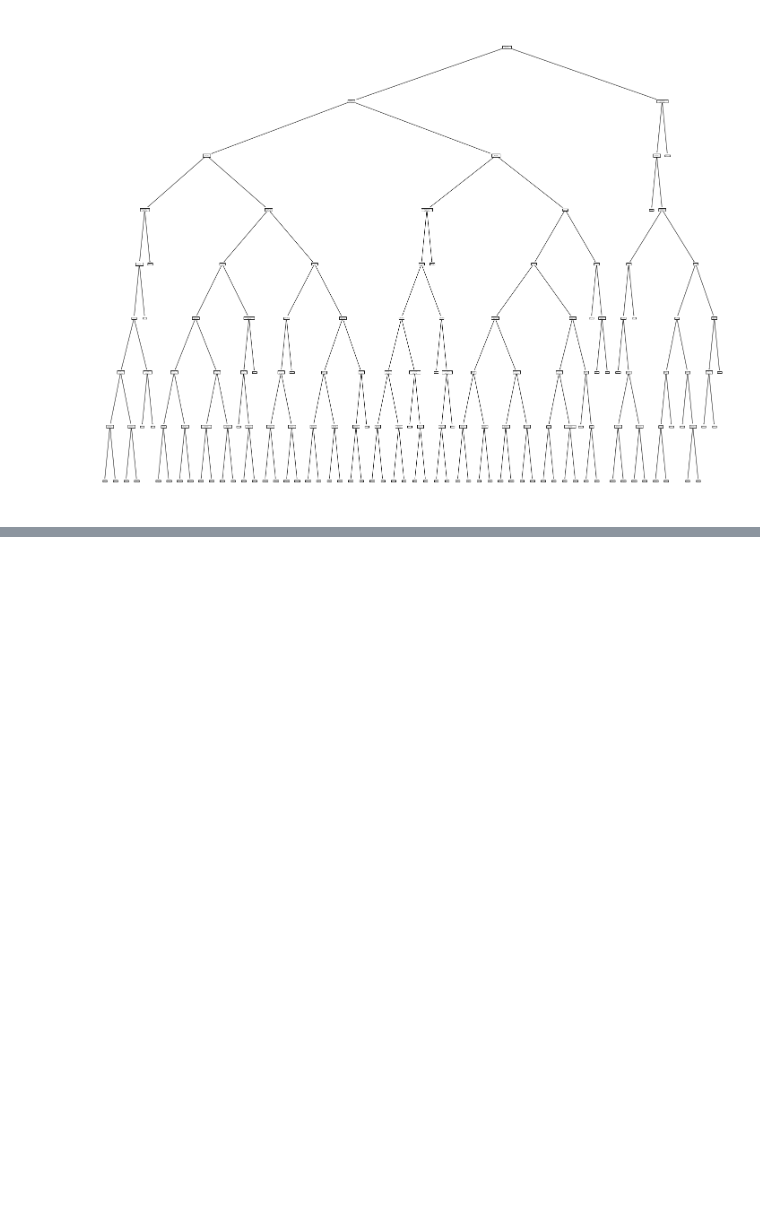
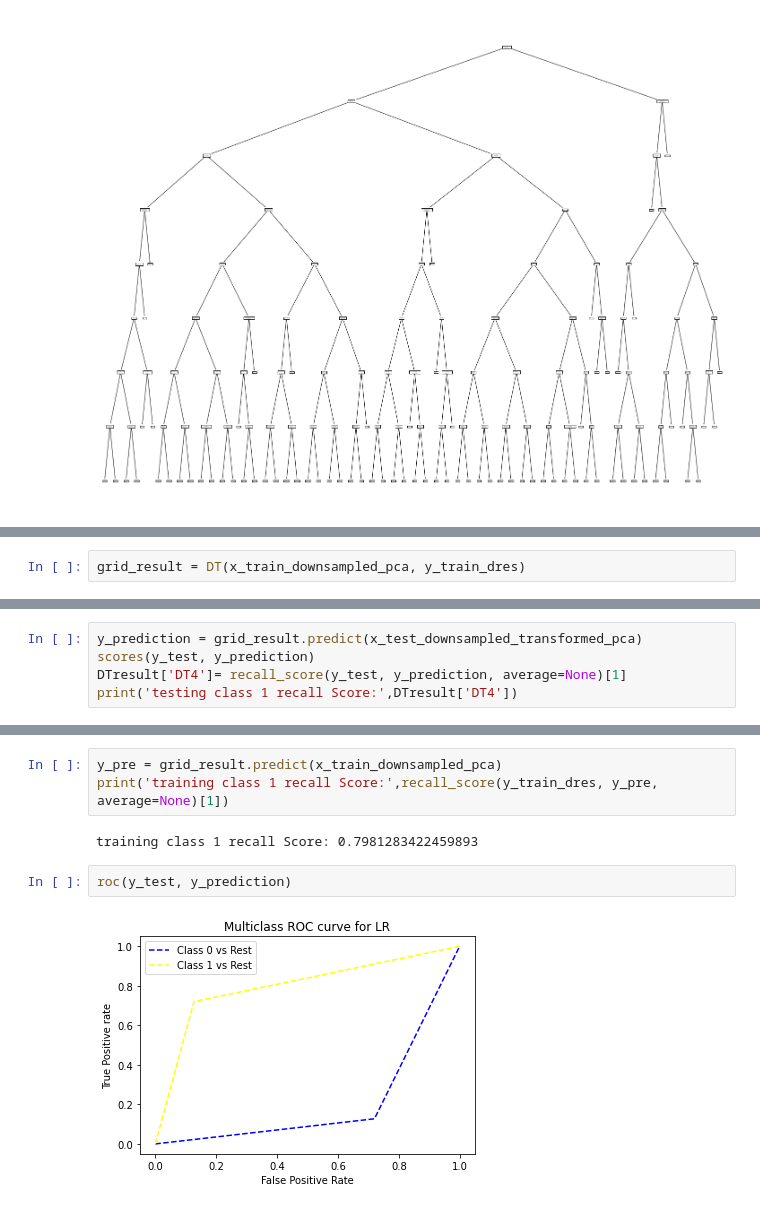
Before and after one commit to divya-medarametla/CMPE-255-Credit_Hazard-Forecasting, a Jupyter notebook: CMPE_255_Final.ipynb, the cells around one changed output, grey strips where cells are left out. Cells and saved outputs as stored; diff of their text form; blank space fills up the shorter version.

```diff
--- a/CMPE_255_Final.ipynb
+++ b/CMPE_255_Final.ipynb
@@ -1115,0 +1234,2 @@ fig = plot_tree(grid_result.best_estimator_, feature_names=features.keys())
+# %%
+grid_result = DT(x_train_downsampled_pca, y_train_dres)
@@ -1115,0 +1256,5 @@ fig = plot_tree(grid_result.best_estimator_, feature_names=features.keys())
+# %%
+y_prediction = grid_result.predict(x_test_downsampled_transformed_pca)
+scores(y_test, y_prediction)
+DTresult['DT4']= recall_score(y_test, y_prediction, average=None)[1]
+print('testing class 1 recall Score:',DTresult['DT4'])
@@ -1115,0 +1282,9 @@ fig = plot_tree(grid_result.best_estimator_, feature_names=features.keys())
+# %%
+y_pre = grid_result.predict(x_train_downsampled_pca)
+print('training class 1 recall Score:',recall_score(y_train_dres, y_pre, average=None)[1])
+# %% [output]
+training class 1 recall Score: 0.7981283422459893
+# %%
+roc(y_test, y_prediction)
+# %% [output]
+[figure, added]
```
Also changed, not shown: parts of 34 cells of this notebook.
